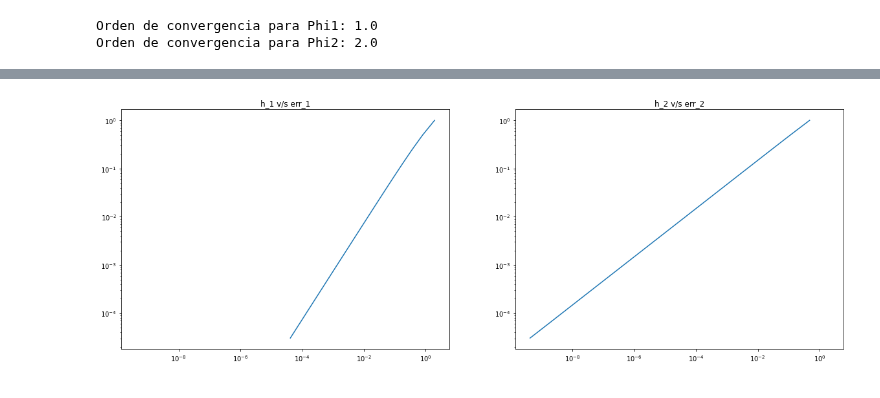
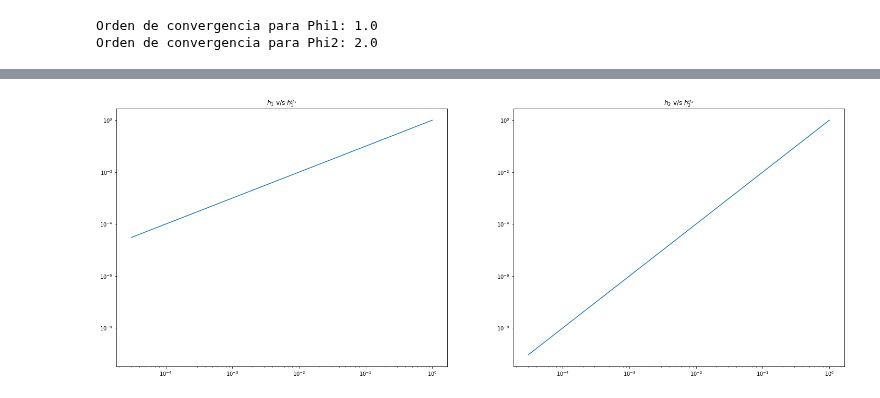
Before and after one commit to Konnits/Numerico_2, a Jupyter notebook: Proyecto/Pregunta 1.ipynb, the cells around one changed output, grey strips where cells are left out. Cells and saved outputs as stored; diff of their text form; code cells hidden in the pictures.

```diff
--- a/Proyecto/Pregunta 1.ipynb
+++ b/Proyecto/Pregunta 1.ipynb
@@ -45,11 +66,13 @@ Orden de convergencia para Phi2: 2.0
 # %%
-fig = plt.figure(figsize = (20,15))
+fig = plt.figure(figsize = (25,20))
 ax1 = fig.add_subplot(2, 2, 1)
 ax2 = fig.add_subplot(2, 2, 2, sharex = ax1, sharey = ax1)
-ax1.loglog(err_1, h_1)
-ax2.loglog(err_2, h_2)
-ax1.set_title("h_1 v/s err_1")
-ax2.set_title("h_2 v/s err_2")
+ax1.loglog(h_1, h_1**alpha_1r)
+
+ax2.loglog(h_2, h_2**alpha_2r)
+
+ax1.set_title("$h_1$ v/s $h_1^{α_1}$")
+ax2.set_title("$h_2$ v/s $h_2^{α_2}$")
 plt.show()
 # %% [output]
-[figure, old version]
+[figure, new version]
```
Also changed, not shown: parts of 3 cells of this notebook.
